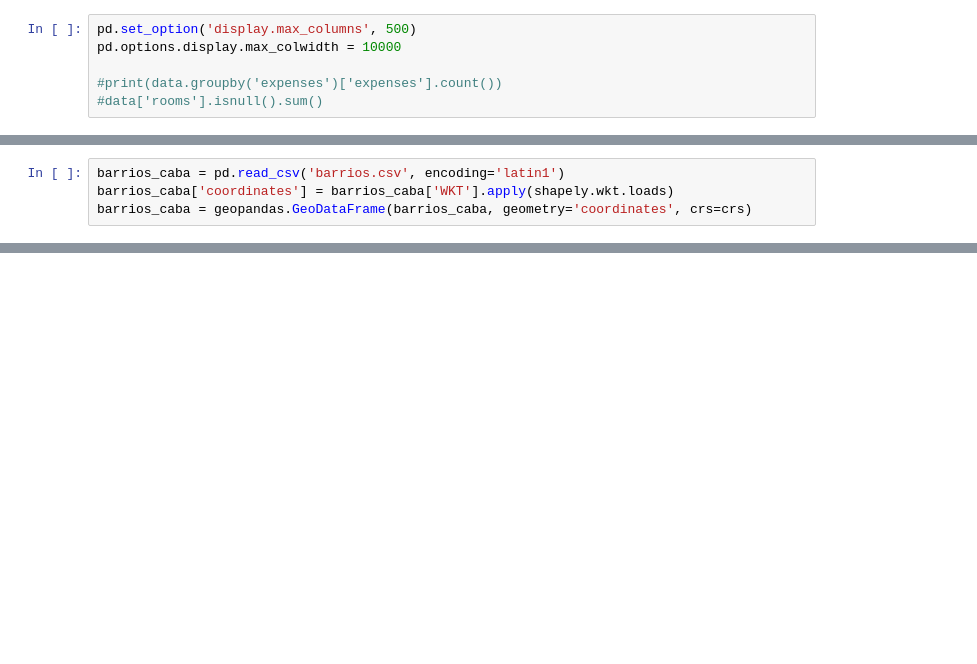
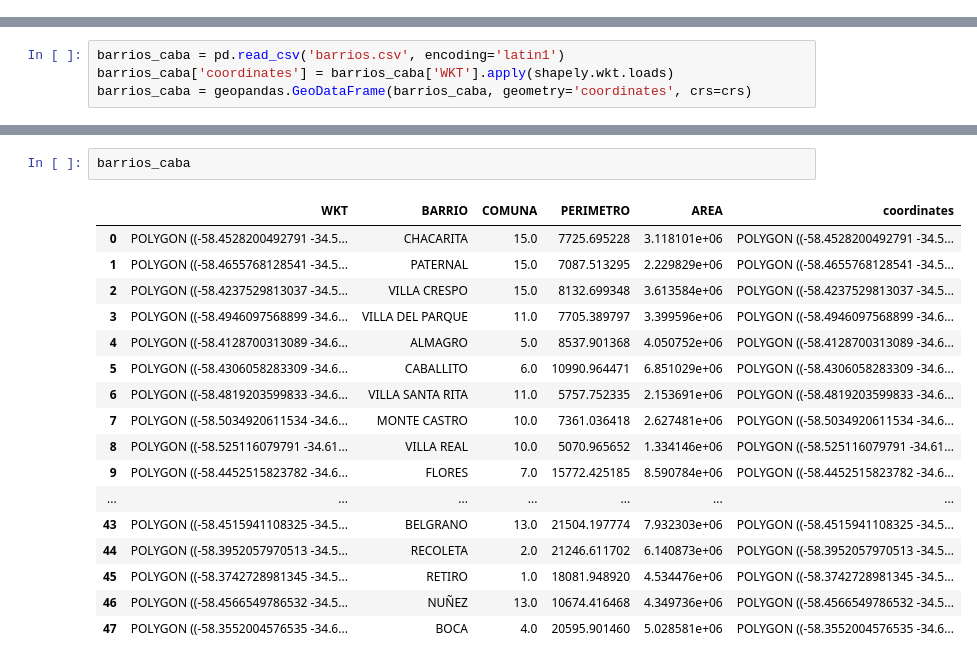
Before and after one commit to GabrielCasal/Digital_House, a Jupyter notebook: TP - SP.ipynb, the cells around one changed output, grey strips where cells are left out. Saved outputs shown, nothing was run; the diff lists cells and outputs as text; blank space fills up the shorter version.

```diff
--- a/TP - SP.ipynb
+++ b/TP - SP.ipynb
@@ -39,6 +0,0 @@ SACAR DE DESCRIPCION Y TITLE -> CANTIDAD AMBIENTES , M2
-# %%
-pd.set_option('display.max_columns', 500)
-pd.options.display.max_colwidth = 10000
-
-#print(data.groupby('expenses')['expenses'].count())
-#data['rooms'].isnull().sum()
@@ -283,0 +69,20 @@ plt.show();
+# %%
+barrios_caba
+# %% [output]
+|  | WKT | BARRIO | COMUNA | PERIMETRO | AREA | coordinates |
+| 0 | POLYGON ((-58.4528200492791 -34.5... | CHACARITA | 15.0 | 7725.695228 | 3.118101e+06 | POLYGON ((-58.4528200492791 -34.5... |
+| 1 | POLYGON ((-58.4655768128541 -34.5... | PATERNAL | 15.0 | 7087.513295 | 2.229829e+06 | POLYGON ((-58.4655768128541 -34.5... |
+| 2 | POLYGON ((-58.4237529813037 -34.5... | VILLA CRESPO | 15.0 | 8132.699348 | 3.613584e+06 | POLYGON ((-58.4237529813037 -34.5... |
+| 3 | POLYGON ((-58.4946097568899 -34.6... | VILLA DEL PARQUE | 11.0 | 7705.389797 | 3.399596e+06 | POLYGON ((-58.4946097568899 -34.6... |
+| 4 | POLYGON ((-58.4128700313089 -34.6... | ALMAGRO | 5.0 | 8537.901368 | 4.050752e+06 | POLYGON ((-58.4128700313089 -34.6... |
+| 5 | POLYGON ((-58.4306058283309 -34.6... | CABALLITO | 6.0 | 10990.964471 | 6.851029e+06 | POLYGON ((-58.4306058283309 -34.6... |
+| 6 | POLYGON ((-58.4819203599833 -34.6... | VILLA SANTA RITA | 11.0 | 5757.752335 | 2.153691e+06 | POLYGON ((-58.4819203599833 -34.6... |
+| 7 | POLYGON ((-58.5034920611534 -34.6... | MONTE CASTRO | 10.0 | 7361.036418 | 2.627481e+06 | POLYGON ((-58.5034920611534 -34.6... |
+| 8 | POLYGON ((-58.525116079791 -34.61... | VILLA REAL | 10.0 | 5070.965652 | 1.334146e+06 | POLYGON ((-58.525116079791 -34.61... |
+| 9 | POLYGON ((-58.4452515823782 -34.6... | FLORES | 7.0 | 15772.425185 | 8.590784e+06 | POLYGON ((-58.4452515823782 -34.6... |
+| ... | ... | ... | ... | ... | ... | ... |
+| 43 | POLYGON ((-58.4515941108325 -34.5... | BELGRANO | 13.0 | 21504.197774 | 7.932303e+06 | POLYGON ((-58.4515941108325 -34.5... |
+| 44 | POLYGON ((-58.3952057970513 -34.5... | RECOLETA | 2.0 | 21246.611702 | 6.140873e+06 | POLYGON ((-58.3952057970513 -34.5... |
+| 45 | POLYGON ((-58.3742728981345 -34.5... | RETIRO | 1.0 | 18081.948920 | 4.534476e+06 | POLYGON ((-58.3742728981345 -34.5... |
+| 46 | POLYGON ((-58.4566549786532 -34.5... | NUÑEZ | 13.0 | 10674.416468 | 4.349736e+06 | POLYGON ((-58.4566549786532 -34.5... |
+| 47 | POLYGON ((-58.3552004576535 -34.6... | BOCA | 4.0 | 20595.901460 | 5.028581e+06 | POLYGON ((-58.3552004576535 -34.6... |
```
Also changed, not shown: parts of 39 cells of this notebook.
